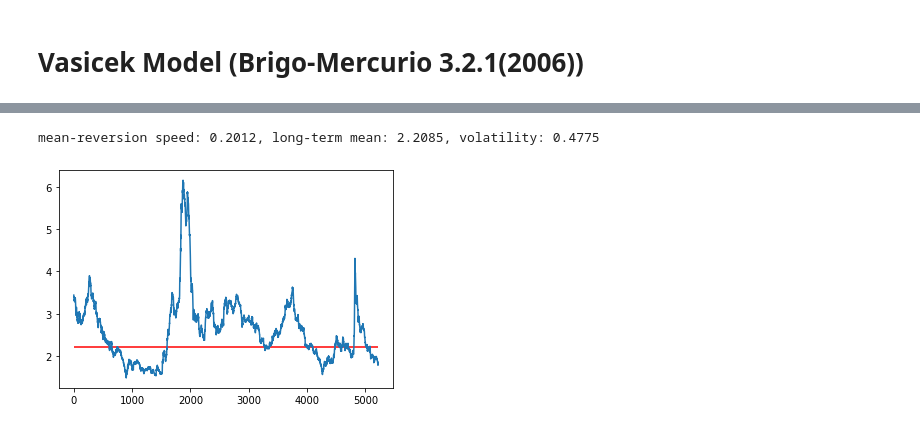
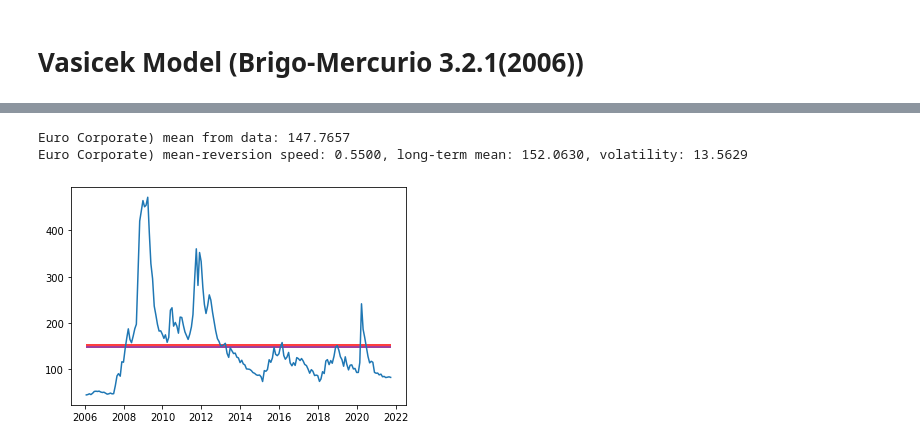
Before and after one commit to colinky/financial_model, a Jupyter notebook: interest_rate_model.ipynb, the cells around one changed output, grey strips where cells are left out. Drawn from its saved outputs; the diff is of its cells as text; code cells hidden in the pictures.

```diff
--- a/interest_rate_model.ipynb
+++ b/interest_rate_model.ipynb
@@ -30,23 +58,29 @@ c_lag = df_spread.columns.get_loc('lagged')
 # %%
-sum_paced = df_spread.iloc[1:cols,c_baa].sum()
-sum_lagged = df_spread.iloc[1:cols,c_lag].sum()
-sum_lagged_squares = (df_spread.iloc[1:cols,c_lag]**2).sum()
-sum_paced_lagged = (df_spread.iloc[1:cols,c_baa]*df_spread.iloc[1:cols,c_lag]).sum()
-alpha_hat = (n * sum_paced_lagged - sum_paced * sum_lagged) / (n * sum_lagged_squares - sum_lagged ** 2)
-beta_hat = (sum_paced - alpha_hat * sum_lagged) / (n * (1 - alpha_hat))
-v_square_hat = 1/n * ((df_spread.iloc[1:cols,c_baa] - alpha_hat * df_spread.iloc[1:cols,c_lag] - beta_hat * (1 - alpha_hat)) ** 2).sum()
-a = np.log(alpha_hat)/(-d)
-b = beta_hat * a
-sigma = np.sqrt(2 * a * v_square_hat/(1-alpha_hat**2))
-kappa = a
-theta = beta_hat
-print(f'mean-reversion speed: {kappa:.4f}, long-term mean: {theta:.4f}, volatility: {sigma:.4f}')
+col_eucorp = df_spread.columns.get_loc('Euro Corporate')
+col_eucorp_lag = df_spread.columns.get_loc('lagged Euro Corporate')
+sum_eucorp_paced = df_spread.iloc[1:cols,col_eucorp].sum()
+mean_eucorp_paced = df_spread.iloc[1:cols,col_eucorp].mean()
+sum_eucorp_lagged = df_spread.iloc[1:cols,col_eucorp_lag].sum()
+sum_eucorp_lagged_squares = (df_spread.iloc[1:cols,col_eucorp_lag]**2).sum()
+sum_eucorp_paced_lagged = (df_spread.iloc[1:cols,col_eucorp]*df_spread.iloc[1:cols,col_eucorp_lag]).sum()
+alpha_hat_eucorp = (n * sum_eucorp_paced_lagged - sum_eucorp_paced * sum_eucorp_lagged) / (n * sum_eucorp_lagged_squares - sum_eucorp_lagged ** 2)
+beta_hat_eucorp = (sum_eucorp_paced - alpha_hat_eucorp * sum_eucorp_lagged) / (n * (1 - alpha_hat_eucorp))
+v_square_hat = 1/n * ((df_spread.iloc[1:cols,col_eucorp] - alpha_hat_eucorp * df_spread.iloc[1:cols,col_eucorp] - beta_hat_eucorp * (1 - alpha_hat_eucorp)) ** 2).sum()
+a = np.log(alpha_hat_eucorp)/(-d)
+b = beta_hat_eucorp * a
+sigma_eucorp = np.sqrt(2 * a * v_square_hat/(1-alpha_hat_eucorp**2))
+kappa_eucorp = a
+theta_eucorp = beta_hat_eucorp
+print(f'{df_spread.columns[col_eucorp]}) mean from data: {mean_eucorp_paced:.4f}')
+print(f'{df_spread.columns[col_eucorp]}) mean-reversion speed: {kappa_eucorp:.4f}, long-term mean: {theta_eucorp:.4f}, volatility: {sigma_eucorp:.4f}')
 # %% [output]
-mean-reversion speed: 0.2012, long-term mean: 2.2085, volatility: 0.4775
+Euro Corporate) mean from data: 147.7657
+Euro Corporate) mean-reversion speed: 0.5500, long-term mean: 152.0630, volatility: 13.5629
 # %%
 import matplotlib.pyplot as plt
-plt.plot(df_spread.index, df_spread.iloc[:,c_baa])
-plt.hlines(theta, xmin=min(df_spread.index), xmax=max(df_spread.index), colors='red')
+plt.plot(df_spread['date'], df_spread.iloc[:,col_eucorp])
+plt.hlines(mean_eucorp_paced, xmin=min(df_spread['date']), xmax=max(df_spread['date']), colors='purple')
+plt.hlines(theta_eucorp, xmin=min(df_spread['date']), xmax=max(df_spread['date']), colors='red')
 plt.show()
 # %% [output]
-[figure, old version]
+[figure, new version]
```
Also changed, not shown: parts of 10 cells of this notebook.
